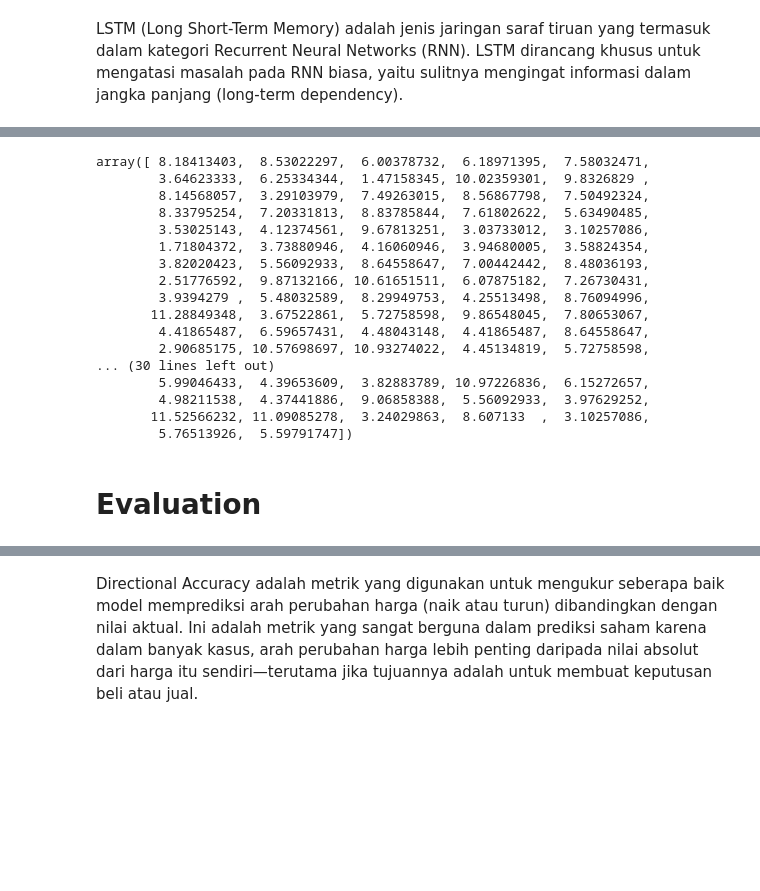
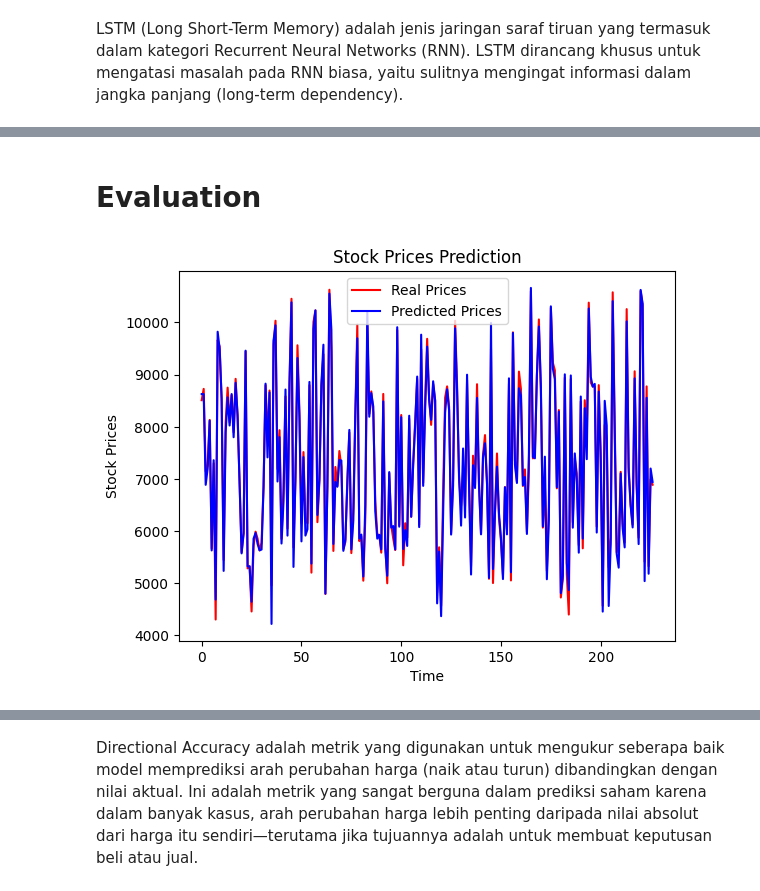
Before and after one commit to vannndar/Generative-AI-Saham, a Jupyter notebook: yfinance/lstmStockOnly bbca.ipynb, the cells around one changed output, grey strips where cells are left out. Drawn from its saved outputs; the diff is of its cells as text; code cells hidden in the pictures; blank space fills up the shorter version.

```diff
--- a/yfinance/lstmStockOnly bbca.ipynb
+++ b/yfinance/lstmStockOnly bbca.ipynb
@@ -230,23 +234,3 @@ real_prices_padded = np.hstack([np.zeros((y_test.shape[0], expected_columns - 1)
 
 # Inverse transform dan ambil hanya kolom harga 'Close'
 real_prices = scaler.inverse_transform(real_prices_padded)[:, -1]  # Ambil hanya kolom harga
-# %%
-real_prices
-# %% [output]
-array([ 8.18413403,  8.53022297,  6.00378732,  6.18971395,  7.58032471,
-        3.64623333,  6.25334344,  1.47158345, 10.02359301,  9.8326829 ,
-        8.14568057,  3.29103979,  7.49263015,  8.56867798,  7.50492324,
-        8.33795254,  7.20331813,  8.83785844,  7.61802622,  5.63490485,
-        3.53025143,  4.12374561,  9.67813251,  3.03733012,  3.10257086,
-        1.71804372,  3.73880946,  4.16060946,  3.94680005,  3.58824354,
-        3.82020423,  5.56092933,  8.64558647,  7.00442442,  8.48036193,
-        2.51776592,  9.87132166, 10.61651511,  6.07875182,  7.26730431,
-        3.9394279 ,  5.48032589,  8.29949753,  4.25513498,  8.76094996,
-       11.28849348,  3.67522861,  5.72758598,  9.86548045,  7.80653067,
-        4.41865487,  6.59657431,  4.48043148,  4.41865487,  8.64558647,
-        2.90685175, 10.57698697, 10.93274022,  4.45134819,  5.72758598,
-... (30 lines left out)
-        5.99046433,  4.39653609,  3.82883789, 10.97226836,  6.15272657,
-        4.98211538,  4.37441886,  9.06858388,  5.56092933,  3.97629252,
-       11.52566232, 11.09085278,  3.24029863,  8.607133  ,  3.10257086,
-        5.76513926,  5.59791747])
@@ -253,3 +242,16 @@ array([ 8.18413403,  8.53022297,  6.00378732,  6.18971395,  7.58032471,
 # %% [markdown]
 # Evaluation
+# %%
+# conpare real and predicted prices
+import matplotlib.pyplot as plt
+
+plt.plot(real_prices, color='red', label='Real Prices')
+plt.plot(predicted_prices, color='blue', label='Predicted Prices')
+plt.title('Stock Prices Prediction')
+plt.xlabel('Time')
+plt.ylabel('Stock Prices')
+plt.legend()
+plt.show()
+# %% [output]
+[figure, added]
 # %%
```
Also changed, not shown: parts of 35 cells of this notebook.
